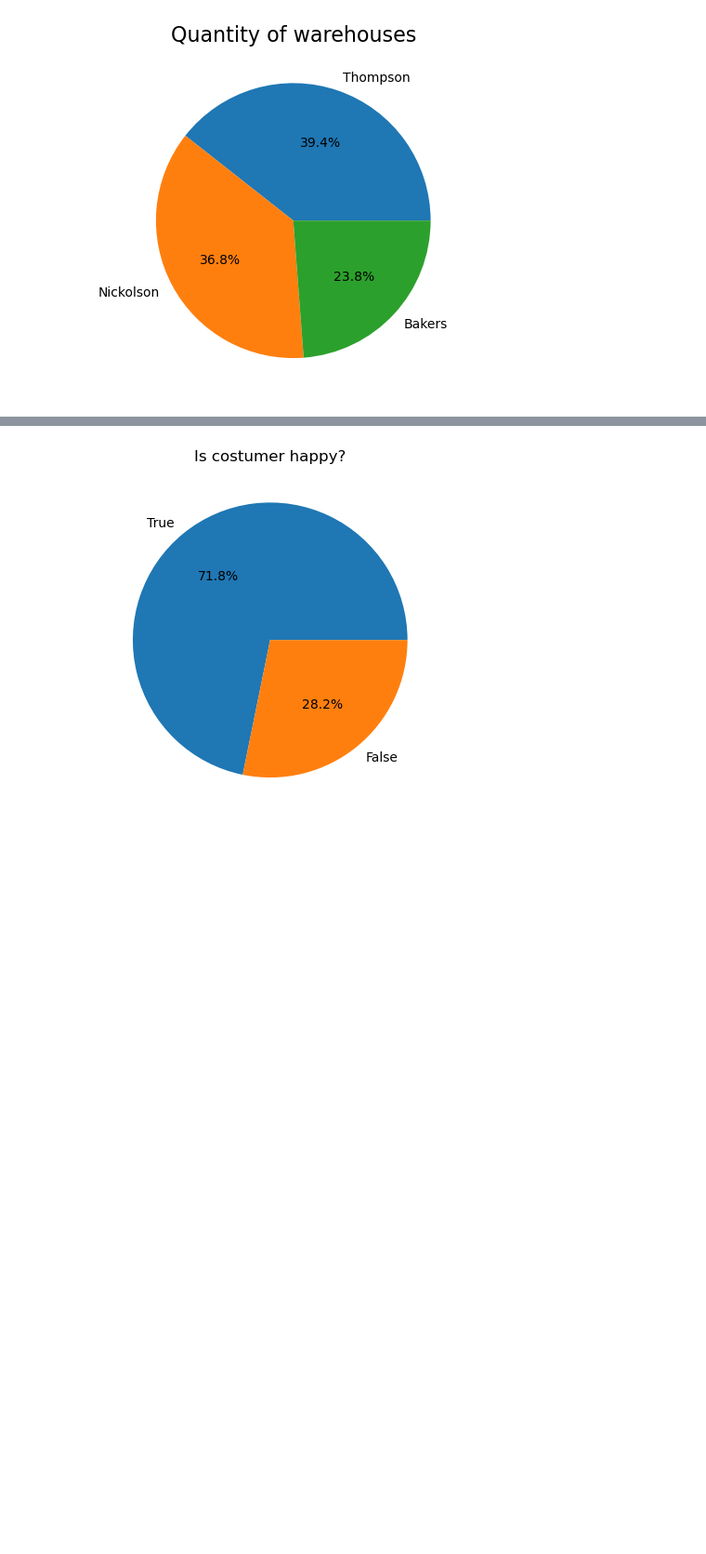
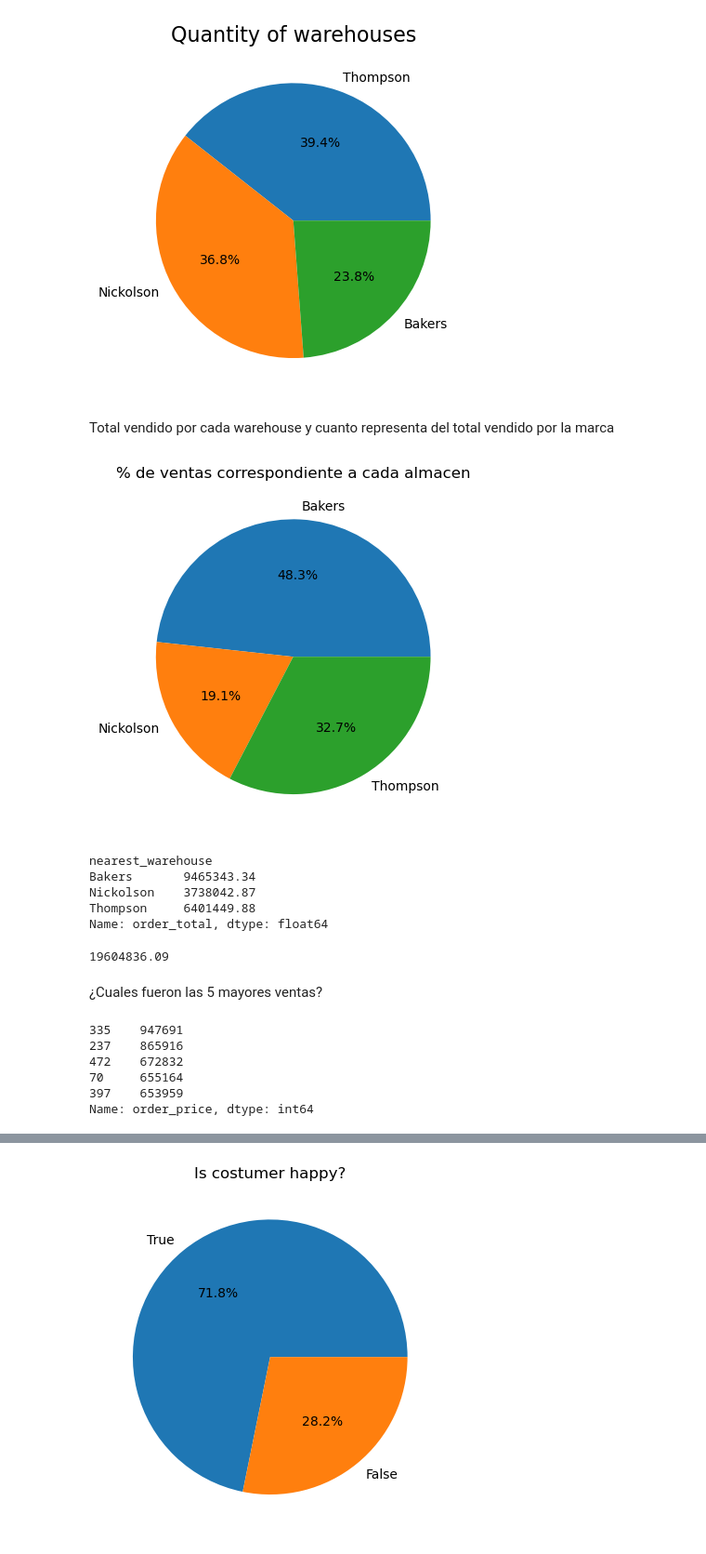
Before and after one commit to Dowhyj32/EDA, a Jupyter notebook: clean_data.ipynb, the cells around one changed output, grey strips where cells are left out. Shown at 93% size. Drawn from its saved outputs; the diff is of its cells as text; code cells hidden in the pictures; blank space fills up the shorter version.

```diff
--- a/clean_data.ipynb
+++ b/clean_data.ipynb
@@ -43,0 +44,16 @@ dtype: int64
+# %%
+lis = []    #Aca guardaré los valores de 'order_total' bien calculados
+
+for i in range(0,len(d['order_price'])):
+    if d['coupon_discount'][i]!=0:
+        price = (d['order_price'][i] + d['delivery_charges'][i])*(1-(d['coupon_discount'][i]/100))
+        final_price = np.round(price,2)
+        lis.append(final_price)
+
+    else:
+        price = d['order_price'][i] + d['delivery_charges'][i]
+        final_price = np.round(price,2)
+        lis.append(final_price)
+
+print(f'Itmems in list: {len(lis)}')    #Chequeo que no me haya faltado ninguna fila
+d['order_total'] = pd.Series(lis)       #Convierto la lista en una serie para luego incorporar los valores a la columna
@@ -51,7 +69,7 @@ array(['Thompson', 'Nickolson', 'Bakers'], dtype=object)
 # %% [markdown]
 Le cambio la inicial por mayúscula a los que iniciaban con minúscula
 # %%
-d['nearest_warehouse'] = d['nearest_warehouse'].str.upper()
+d['nearest_warehouse'] = d['nearest_warehouse'].str.capitalize()
 # %%
 c_warehouses = d['nearest_warehouse'].value_counts()
 c_warehouses
@@ -69,3 +87,39 @@ plt.title('Quantity of warehouses', size=16)
 plt.show()
 # %% [output]
 [figure]
+# %% [markdown]
+Total vendido por cada warehouse y cuanto representa del total vendido por la marca
+# %%
+t = d['order_total'].sum()
+total = d.groupby('nearest_warehouse')['order_total'].sum()
+
+
+plt.pie(total, labels=(['Bakers','Nickolson','Thompson']),autopct="%0.1f%%")
+plt.title('% de ventas correspondiente a cada almacen')
+plt.show()
+# %% [output]
+[figure, added]
+# %%
+total
+# %% [output]
+nearest_warehouse
+Bakers       9465343.34
+Nickolson    3738042.87
+Thompson     6401449.88
+Name: order_total, dtype: float64
+# %%
+t
+# %% [output]
+19604836.09
+# %% [markdown]
+¿Cuales fueron las 5 mayores ventas?
+# %%
+max5 = d['order_price'].nlargest(n=5)
+max5
+# %% [output]
+335    947691
+237    865916
+472    672832
+70     655164
+397    653959
+Name: order_price, dtype: int64
```
Also changed, not shown: parts of 11 cells of this notebook.
